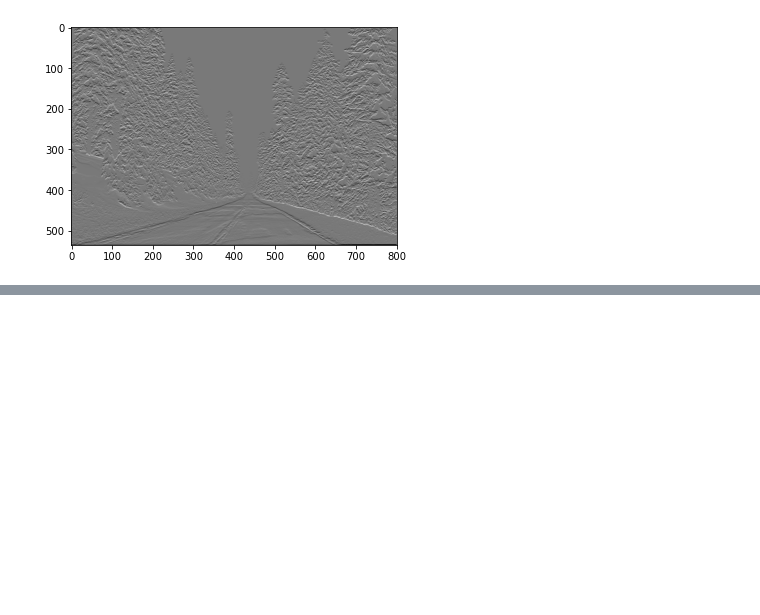
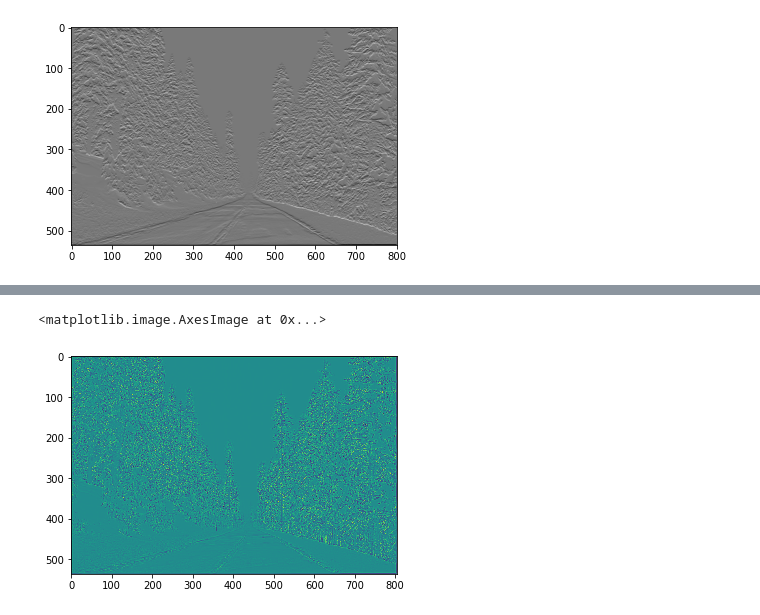
Before and after one commit to ligia26/cv_lab2, a Jupyter notebook: code/Image_enhancement/Untitled.ipynb, the cells around one changed output, grey strips where cells are left out. Saved outputs shown, nothing was run; the diff lists cells and outputs as text; code cells hidden in the pictures; blank space fills up the shorter version.

```diff
--- a/code/Image_enhancement/Untitled.ipynb
+++ b/code/Image_enhancement/Untitled.ipynb
@@ -35,0 +86,6 @@ plt.imshow(Gy, cmap='gray')
+# %%
+im3 = compute_LoG(img, 3)
+plt.imshow(im3)
+# %% [output]
+<matplotlib.image.AxesImage at 0x...>
+[figure, added]
```
Also changed, not shown: parts of 3 cells of this notebook, 2 other files.
